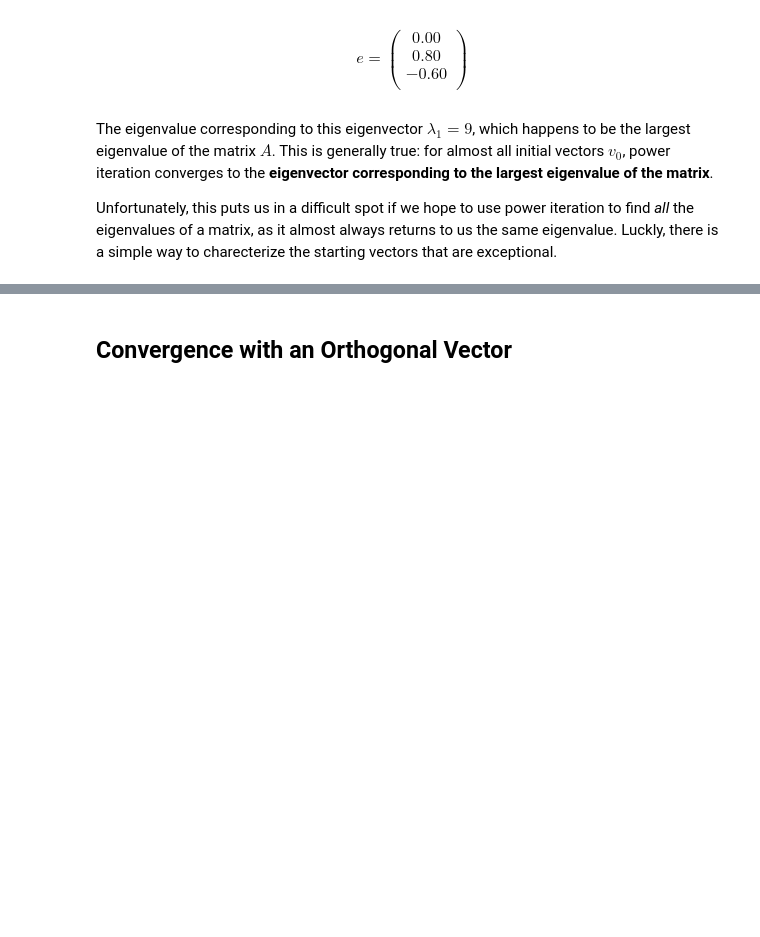
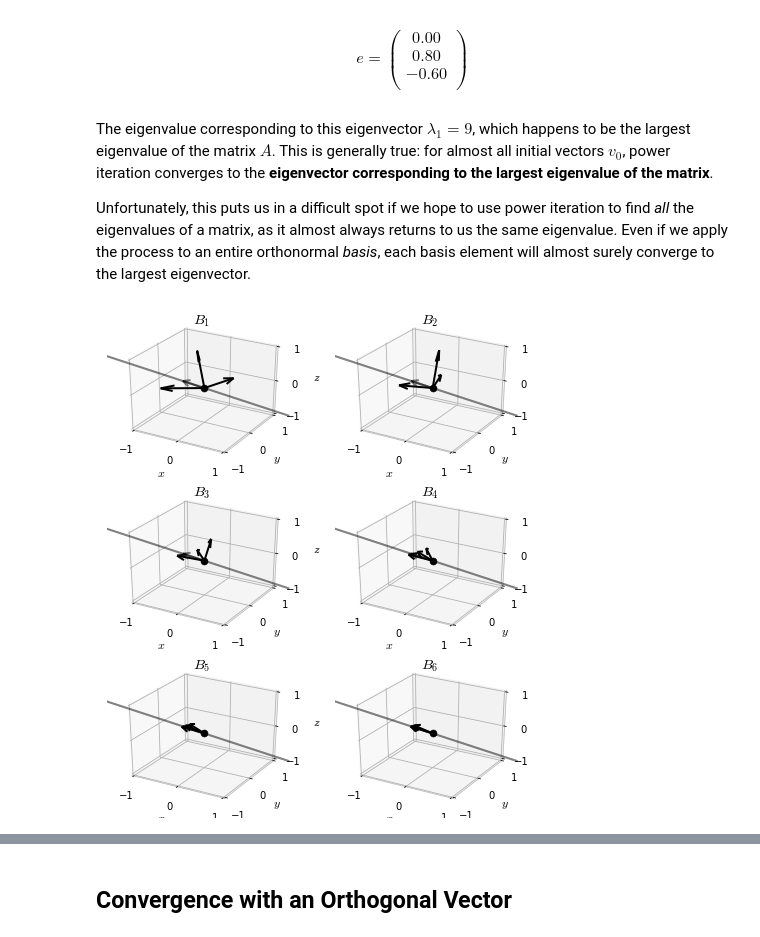
Before and after one commit to madrury/qr-algorithm, a Jupyter notebook: qr-algorithm.ipynb, the cells around one changed output, grey strips where cells are left out. Cells and saved outputs as stored; diff of their text form; code cells hidden in the pictures; blank space fills up the shorter version.

```diff
--- a/qr-algorithm.ipynb
+++ b/qr-algorithm.ipynb
@@ -170,4 +170,4 @@ $$ e = \left( \begin{array}{c} 0.00 \\ 0.80 \\ -0.60 \\ \end{array} \right) $$
 # %% [markdown]
 The eigenvalue corresponding to this eigenvector $\lambda_1 = 9$, which happens to be the largest eigenvalue of the matrix $A$.  This is generally true: for almost all initial vectors $v_0$, power iteration converges to the **eigenvector corresponding to the largest eigenvalue of the matrix**.
 
-Unfortunately, this puts us in a difficult spot if we hope to use power iteration to find *all* the eigenvalues of a matrix, as it almost always returns to us the same eigenvalue.  Luckly, there is a simple way to charecterize the starting vectors that are exceptional.
+Unfortunately, this puts us in a difficult spot if we hope to use power iteration to find *all* the eigenvalues of a matrix, as it almost always returns to us the same eigenvalue.  Even if we apply the process to an entire orthonormal *basis*, each basis element will almost surely converge to the largest eigenvector.
@@ -173,0 +176,9 @@ Unfortunately, this puts us in a difficult spot if we hope to use power iteratio
+# %%
+fig = plt.figure(figsize=(10*0.75, 12*0.75))
+
+for i, Q in enumerate(basies[:6]):
+    ax = fig.add_subplot(3, 2, i+1, projection='3d', facecolor='white')
+    plot_basis(ax, Q, basies[-1])
+    ax.set_title("$B_{{{}}}$".format(i+1))
+# %% [output]
+[figure, added]
```
Also changed, not shown: parts of 7 cells of this notebook.
